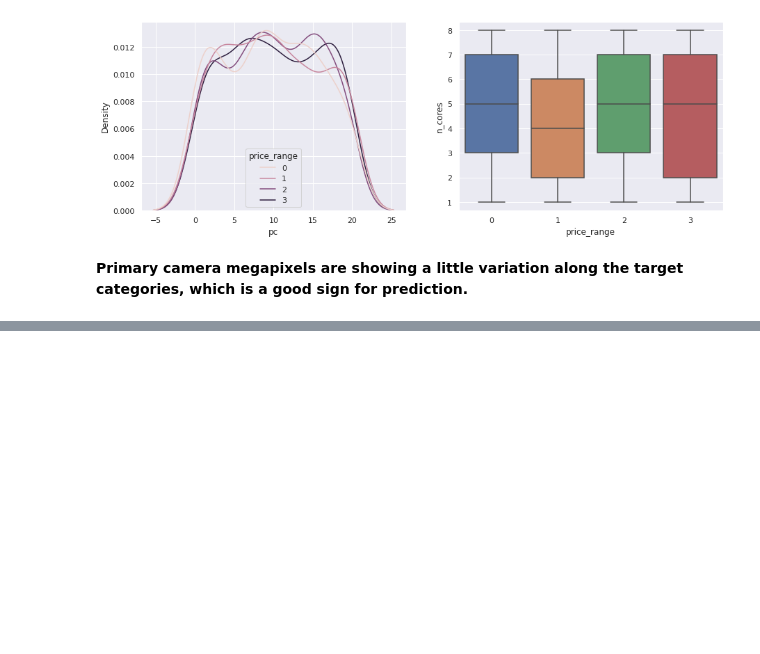
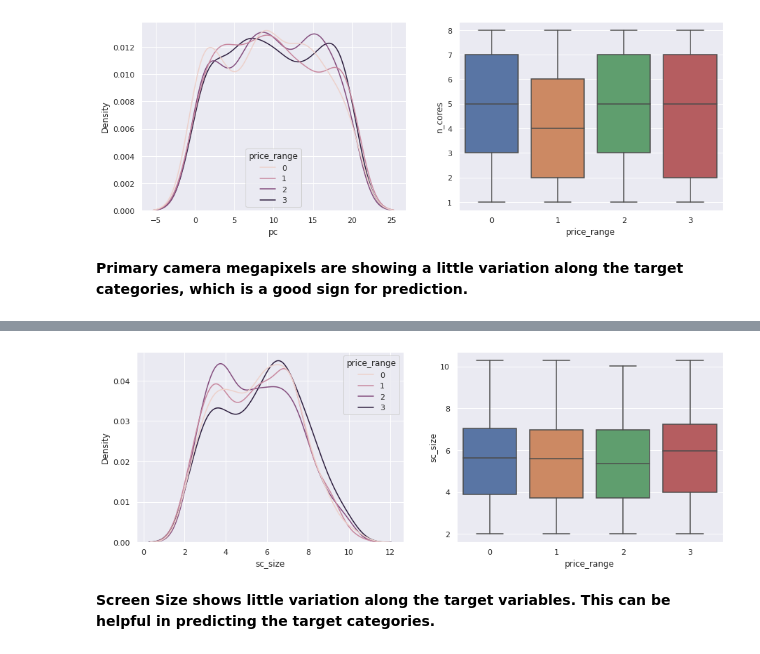
Before and after one commit to rashmipathrikar/Mobile-price-range-prediction, a Jupyter notebook: Mobile_price_range_prediction_final.ipynb, the cells around one changed output, grey strips where cells are left out. Drawn from its saved outputs; the diff is of its cells as text; code cells hidden in the pictures; blank space fills up the shorter version.

```diff
--- a/Mobile_price_range_prediction_final.ipynb
+++ b/Mobile_price_range_prediction_final.ipynb
@@ -287,0 +314,14 @@ plt.show()
+# %%
+# Defining new variable sc_size
+
+df['sc_size'] = np.sqrt((df['sc_h']**2) + (df['sc_w']**2))
+df['sc_size'] = round(df['sc_size']/2.54, 2)
+# %%
+fig, axs = plt.subplots(1,2, figsize=(15,5))
+sns.kdeplot(data=df, x='sc_size', hue='price_range', ax=axs[0])
+sns.boxplot(data=df, x='price_range', y='sc_size', ax=axs[1])
+plt.show()
+# %% [output]
+[figure, added]
+# %% [markdown]
+**Screen Size shows little variation along the target variables. This can be helpful in predicting the target categories.**
```
Also changed, not shown: parts of 18 cells of this notebook.
